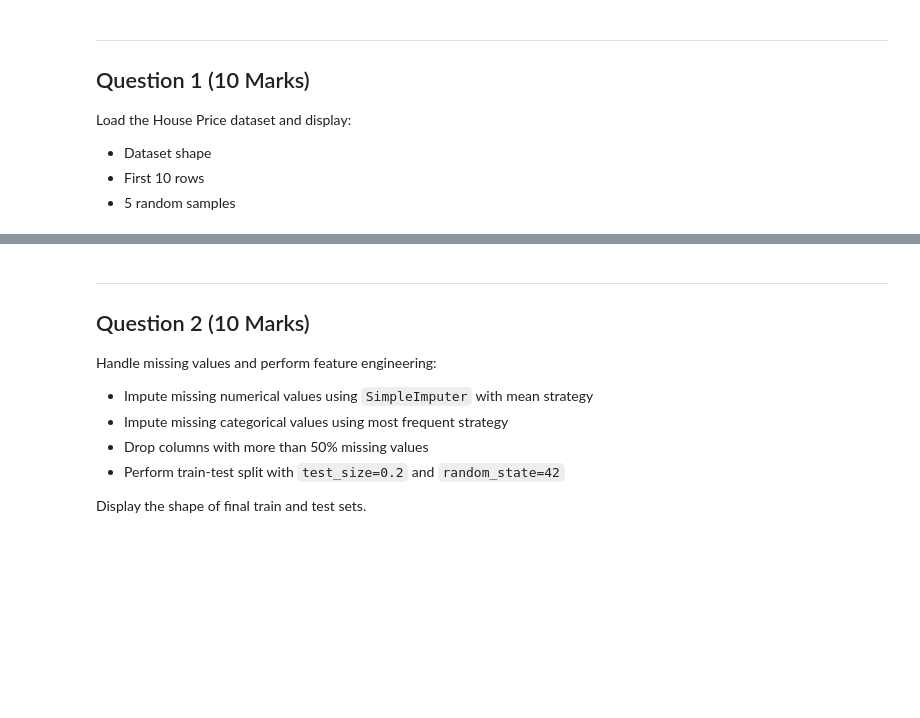
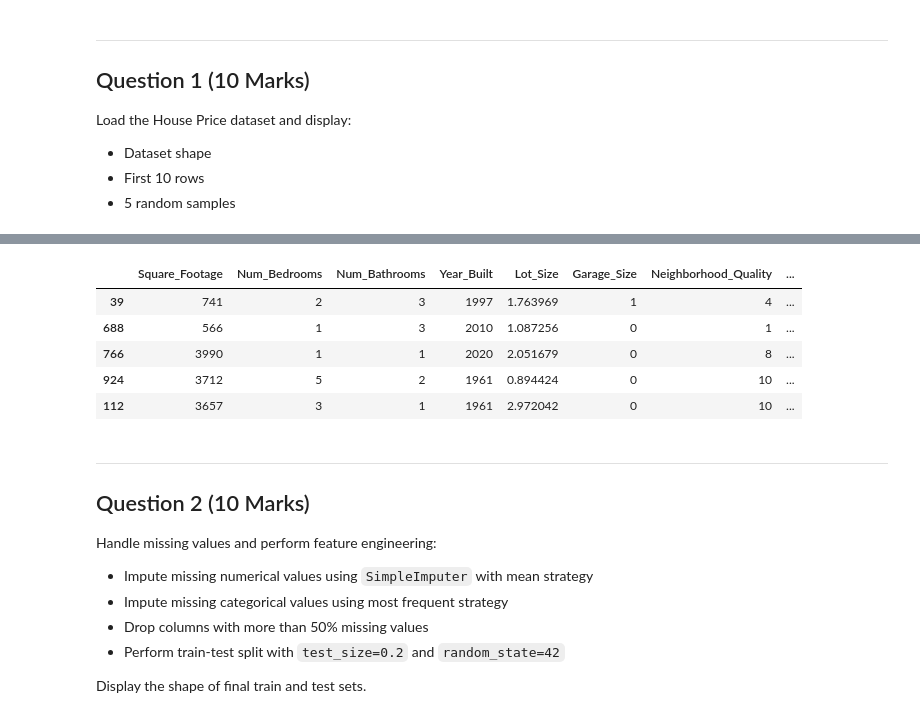
Before and after one commit to Dev-Maidul/ML-Assignments, a Jupyter notebook: ML_Assignment_02.ipynb, the cells around one changed output, grey strips where cells are left out. Drawn from its saved outputs; the diff is of its cells as text; code cells hidden in the pictures; blank space fills up the shorter version.

```diff
--- a/ML_Assignment_02.ipynb
+++ b/ML_Assignment_02.ipynb
@@ -38,3 +68,12 @@ Load the House Price dataset and display:
+# %%
+display(df.sample(5))
+# %% [output]
+|  | Square_Footage | Num_Bedrooms | Num_Bathrooms | Year_Built | Lot_Size | Garage_Size | Neighborhood_Quality | ... |
+| 39 | 741 | 2 | 3 | 1997 | 1.763969 | 1 | 4 | ... |
+| 688 | 566 | 1 | 3 | 2010 | 1.087256 | 0 | 1 | ... |
+| 766 | 3990 | 1 | 1 | 2020 | 2.051679 | 0 | 8 | ... |
+| 924 | 3712 | 5 | 2 | 1961 | 0.894424 | 0 | 10 | ... |
+| 112 | 3657 | 3 | 1 | 1961 | 2.972042 | 0 | 10 | ... |
 # %% [markdown]
 ---
 ## Question 2 (10 Marks)
```
Also changed, not shown: parts of 4 cells of this notebook.
